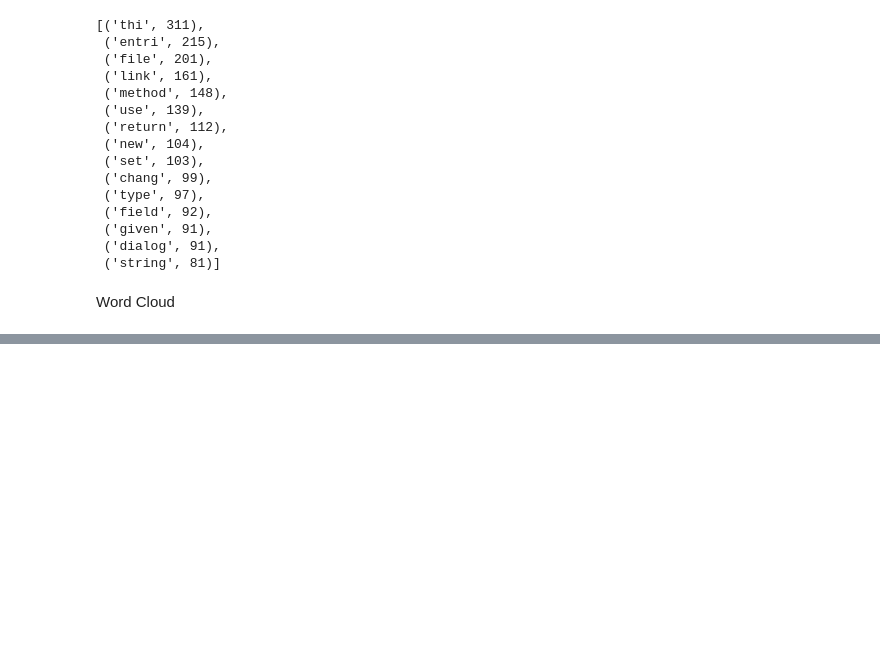
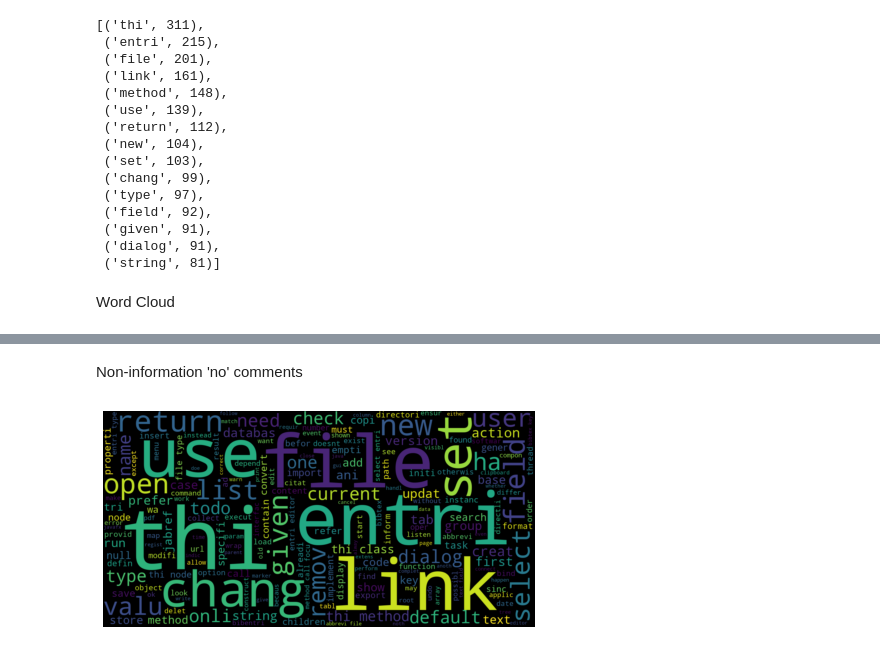
Before and after one commit to patrycjapraczyk/Declutter-challenge, a Jupyter notebook: notebooks/dataAnalysis/comment_text_analysis.ipynb, the cells around one changed output, grey strips where cells are left out. Cells and saved outputs as stored; diff of their text form; code cells hidden in the pictures; blank space fills up the shorter version.

```diff
--- a/notebooks/dataAnalysis/comment_text_analysis.ipynb
+++ b/notebooks/dataAnalysis/comment_text_analysis.ipynb
@@ -179,0 +259,20 @@ plt.savefig('./comment_wordcloud.png', facecolor='k', bbox_inches='tight')
+# %%
+data.head()
+good_comments = data[data['non-information'] == 'no']
+good_comments = good_comments['comment'].apply(str)
+
+#data cleaning
+#remove special characters
+good_comments = good_comments.map(DataProcesser.remove_special_characters)
+#remove accented chars
+good_comments = good_comments.map(DataProcesser.remove_accented_chars)
+#to lower case
+good_comments = good_comments.map(lambda com : com.lower())
+
+#stemming
+ps = PorterStemmer()
+good_comments = [(" ".join(list(map(ps.stem, comment.split())))) for comment in good_comments]
+
+#remove stopwords
+good_comments = list(map(DataProcesser.remove_stopwords, good_comments))
+good_comments[:15]
@@ -179,0 +321,16 @@ plt.savefig('./comment_wordcloud.png', facecolor='k', bbox_inches='tight')
+# %% [markdown]
+Non-information 'no' comments
+# %%
+# Generate a word cloud image
+comments_cleaned = " ".join(good_comments)
+from wordcloud import WordCloud, STOPWORDS, ImageColorGenerator
+wordcloud1 = WordCloud(width=1600, height=800).generate(comments_cleaned)
+import matplotlib.pyplot as plt
+
+# Display the generated image:
+plt.imshow(wordcloud1, interpolation='bilinear')
+plt.axis("off")
+plt.tight_layout(pad=0)
+plt.show()
+# %% [output]
+[figure, added]
```
Also changed, not shown: parts of 12 cells of this notebook.
